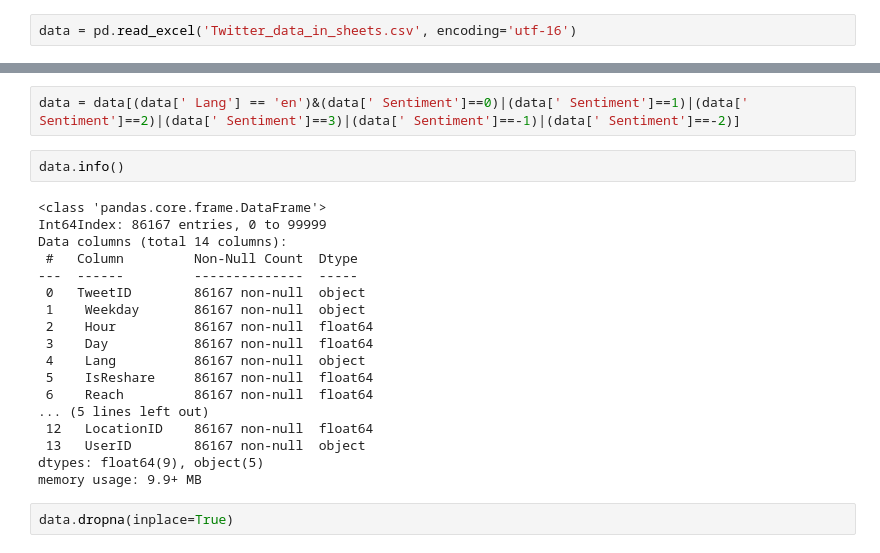
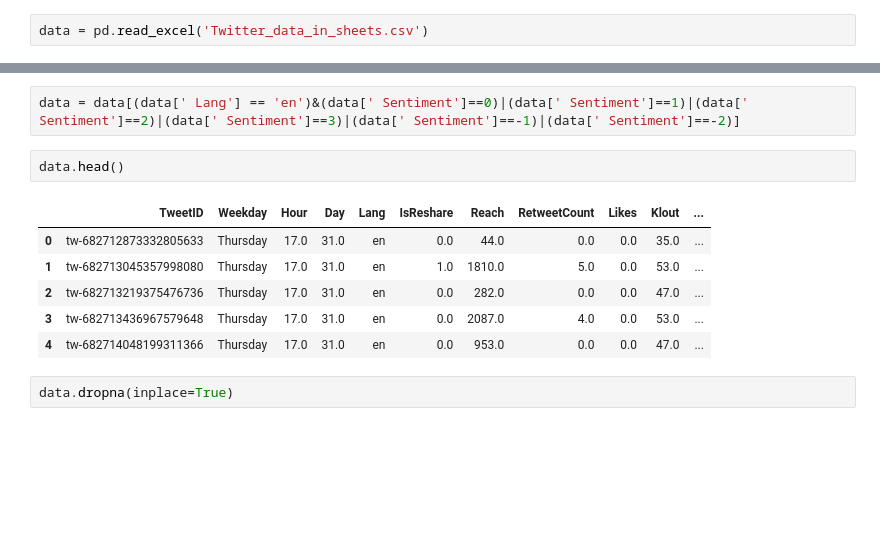
Before and after one commit to binyaz/binyo_moses_nlp, a Jupyter notebook: Untitled.ipynb, the cells around one changed output, grey strips where cells are left out. Drawn from its saved outputs; the diff is of its cells as text; blank space fills up the shorter version.

Commit message:
cleaned data

```diff
--- a/Untitled.ipynb
+++ b/Untitled.ipynb
@@ -18,6 +20,6 @@ from gensim.models import Word2Vec,
 pd.set_option('max_colwidth', None)
 # %%
-data = pd.read_excel('Twitter_data_in_sheets.csv', encoding='utf-16')
+data = pd.read_excel('Twitter_data_in_sheets.csv')
 # %%
 data.info()
 # %% [output]
@@ -41,25 +43,14 @@ memory usage: 10.7+ MB
 # %%
 data = data[(data[' Lang'] == 'en')&(data[' Sentiment']==0)|(data[' Sentiment']==1)|(data[' Sentiment']==2)|(data[' Sentiment']==3)|(data[' Sentiment']==-1)|(data[' Sentiment']==-2)]
 # %%
-data.info()
+data.head()
 # %% [output]
-<class 'pandas.core.frame.DataFrame'>
-Int64Index: 86167 entries, 0 to 99999
-Data columns (total 14 columns):
- #   Column         Non-Null Count  Dtype
----  ------         --------------  -----
- 0   TweetID        86167 non-null  object
- 1    Weekday       86167 non-null  object
- 2    Hour          86167 non-null  float64
- 3    Day           86167 non-null  float64
- 4    Lang          86167 non-null  object
- 5    IsReshare     86167 non-null  float64
- 6    Reach         86167 non-null  float64
-... (5 lines left out)
- 12   LocationID    86167 non-null  float64
- 13   UserID        86167 non-null  object
-dtypes: float64(9), object(5)
-memory usage: 9.9+ MB
+|  | TweetID | Weekday | Hour | Day | Lang | IsReshare | Reach | RetweetCount | Likes | Klout | ... |
+| 0 | tw-682712873332805633 | Thursday | 17.0 | 31.0 | en | 0.0 | 44.0 | 0.0 | 0.0 | 35.0 | ... |
+| 1 | tw-682713045357998080 | Thursday | 17.0 | 31.0 | en | 1.0 | 1810.0 | 5.0 | 0.0 | 53.0 | ... |
+| 2 | tw-682713219375476736 | Thursday | 17.0 | 31.0 | en | 0.0 | 282.0 | 0.0 | 0.0 | 47.0 | ... |
+| 3 | tw-682713436967579648 | Thursday | 17.0 | 31.0 | en | 0.0 | 2087.0 | 4.0 | 0.0 | 53.0 | ... |
+| 4 | tw-682714048199311366 | Thursday | 17.0 | 31.0 | en | 0.0 | 953.0 | 0.0 | 0.0 | 47.0 | ... |
 # %%
 data.dropna(inplace=True)
 # %%
```
Also changed, not shown: parts of 13 cells of this notebook, 3 other files.
